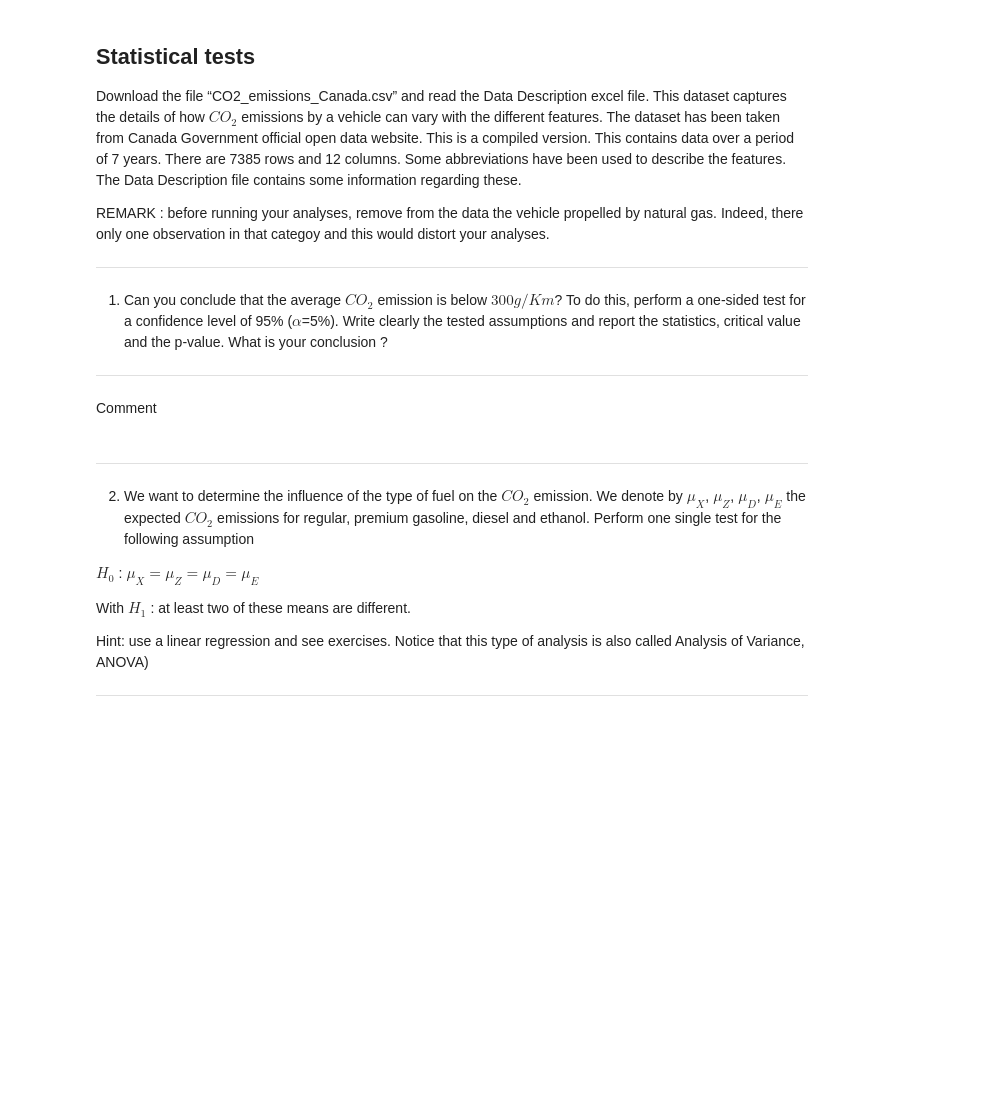
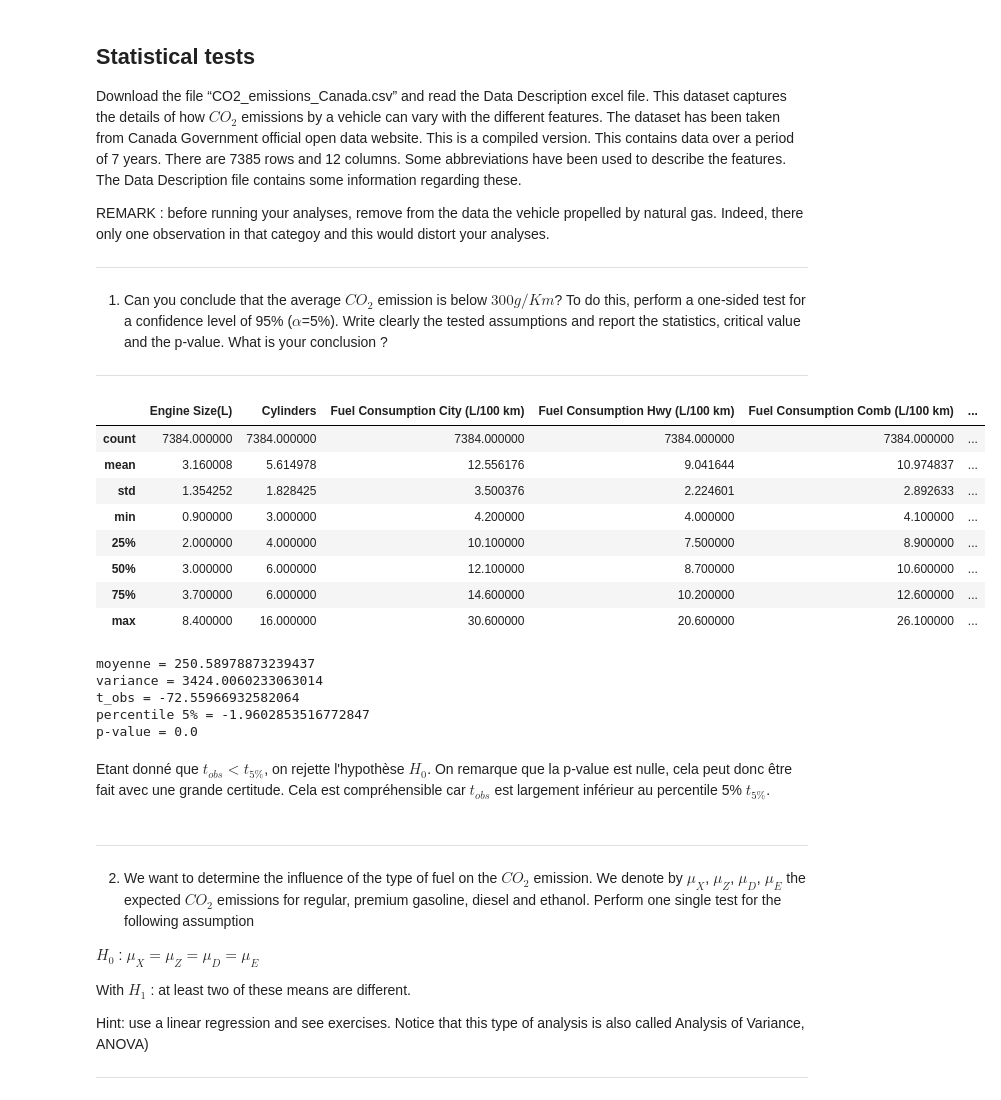
Before and after one commit to evandieren/Statistics-and-Data-Science-LEPL1109, a Jupyter notebook: HACKATHON 2/hackathon2.ipynb, the cells around one changed output. Saved outputs shown, nothing was run; the diff lists cells and outputs as text; code cells hidden in the pictures; blank space fills up the shorter version.

```diff
--- a/HACKATHON 2/hackathon2.ipynb
+++ b/HACKATHON 2/hackathon2.ipynb
@@ -207,5 +205,48 @@ REMARK : before running your analyses, remove from the data the vehicle propelle
-# %% [markdown]
-Comment
+# %%
+data = pd.read_csv("CO2_emissions_Canada.csv")
+
+row_to_remove = [x for x in range(data.shape[0]) if data["Fuel Type"][x] == "N"]
+data.drop(row_to_remove, inplace=True)
+
+dataCO2 = data["CO2 Emissions(g/km)"].values
+n = len(dataCO2)
+data.describe()
+# %% [output]
+|  | Engine Size(L) | Cylinders | Fuel Consumption City (L/100 km) | Fuel Consumption Hwy (L/100 km) | Fuel Consumption Comb (L/100 km) | ... |
+| count | 7384.000000 | 7384.000000 | 7384.000000 | 7384.000000 | 7384.000000 | ... |
+| mean | 3.160008 | 5.614978 | 12.556176 | 9.041644 | 10.974837 | ... |
+| std | 1.354252 | 1.828425 | 3.500376 | 2.224601 | 2.892633 | ... |
+| min | 0.900000 | 3.000000 | 4.200000 | 4.000000 | 4.100000 | ... |
+| 25% | 2.000000 | 4.000000 | 10.100000 | 7.500000 | 8.900000 | ... |
+| 50% | 3.000000 | 6.000000 | 12.100000 | 8.700000 | 10.600000 | ... |
+| 75% | 3.700000 | 6.000000 | 14.600000 | 10.200000 | 12.600000 | ... |
+| max | 8.400000 | 16.000000 | 30.600000 | 20.600000 | 26.100000 | ... |
+# %%
+# descriptive analysis
+mean = sc.describe(dataCO2).mean
+variance = sc.describe(dataCO2).variance
+print("moyenne =", mean)
+print("variance =", variance)
+
+# hypothesis
+# H0 mu < 300 g/km
+# H1 mu >= 300 g/km
+Tx = (mean - 300)/np.sqrt(variance/n)
+alpha = 0.05
+t_low = sc.t.ppf(q=alpha/2,df=n-1)
+pval = (sc.t.cdf(Tx,df=n-1))
+
+print("t_obs =", Tx)
+print("percentile 5% =",t_low)
+print("p-value =", pval)
+# %% [output]
+moyenne = 250.58978873239437
+variance = 3424.0060233063014
+t_obs = -72.55966932582064
+percentile 5% = -1.9602853516772847
+p-value = 0.0
+# %% [markdown]
+Etant donné que $t_{obs} < t_{5\%}$, on rejette l'hypothèse $H_0$. On remarque que la p-value est nulle, cela peut donc être fait avec une grande certitude. Cela est compréhensible car $t_{obs}$ est largement inférieur au percentile 5% $t_{5\%}$.
 # %% [markdown]
 ---
 2)	We want to determine the influence of the type of fuel on the $CO_2$ emission. We denote by $\mu_X$, $\mu_Z$, $\mu_D$, $\mu_E$ the expected $CO_2$ emissions for regular, premium gasoline, diesel and ethanol. Perform one single test for the following assumption
```
Also changed, not shown: parts of 3 cells of this notebook.
